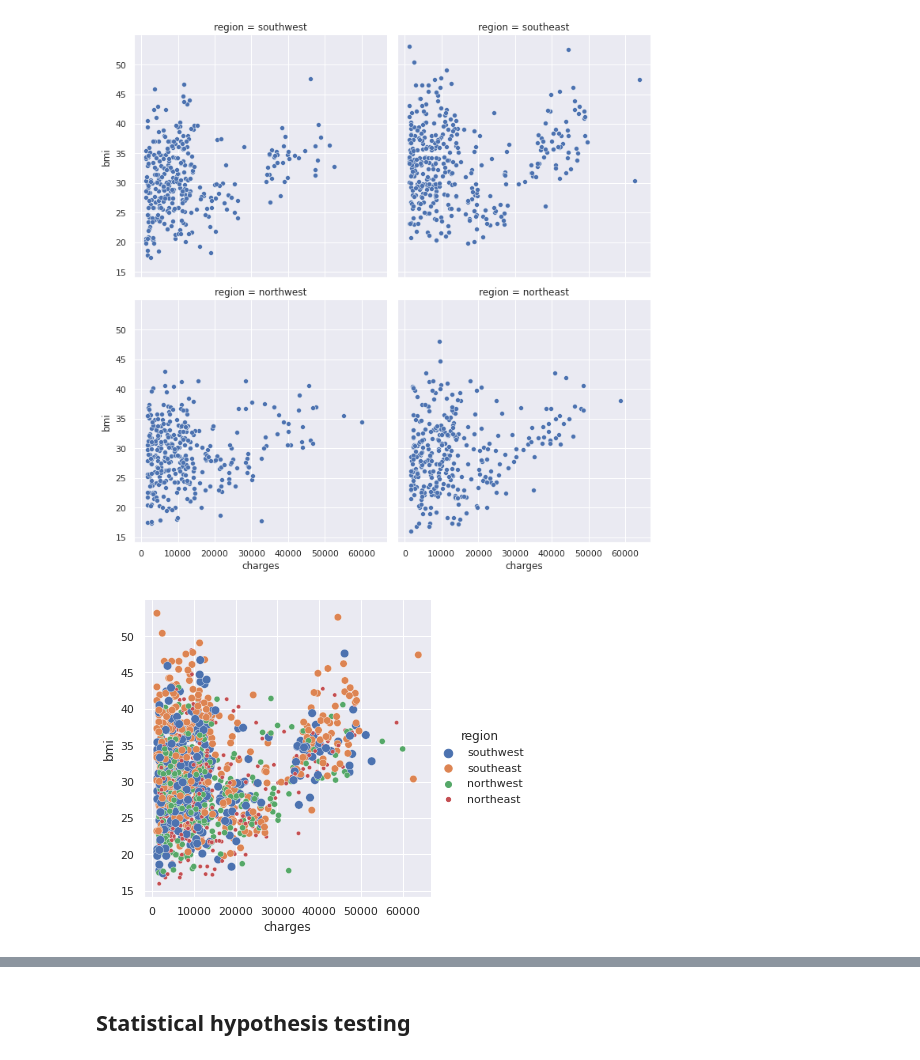
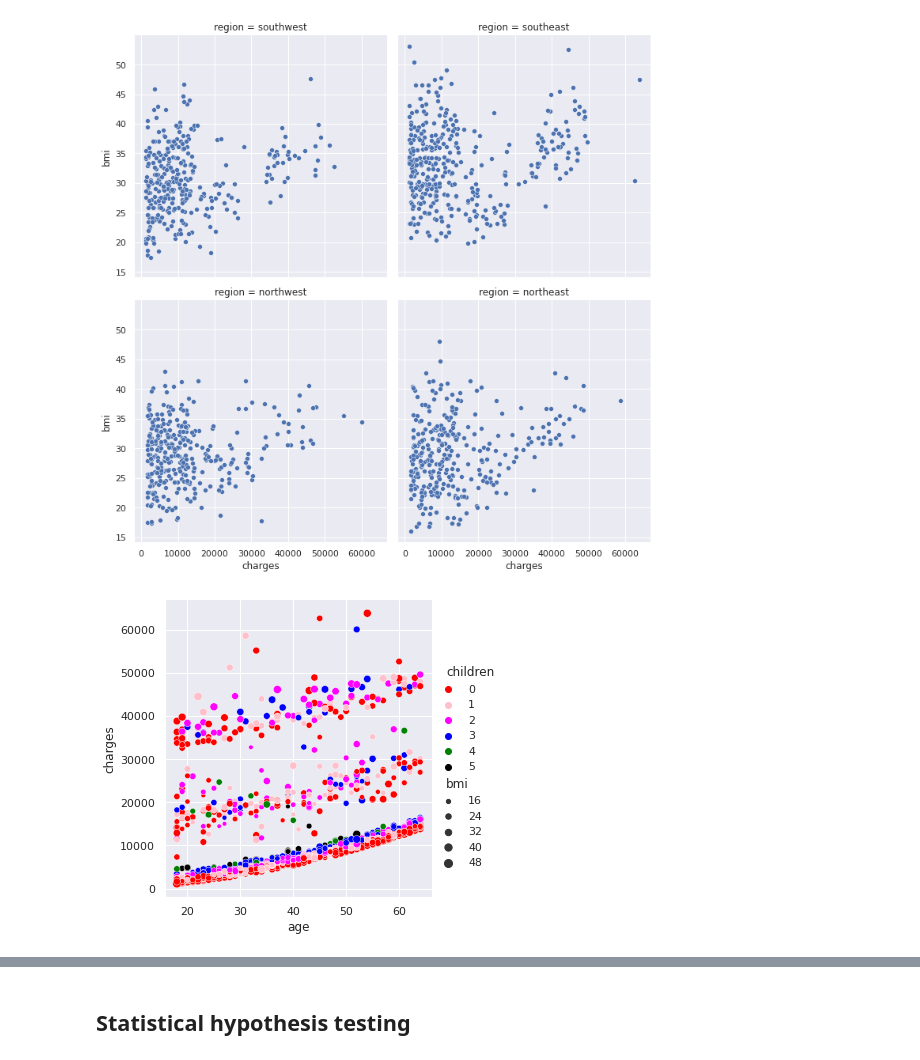
Before and after one commit to graceuche/northeastern-final-project, a Jupyter notebook: visual_analysis.ipynb, the cells around one changed output, grey strips where cells are left out. Saved outputs shown, nothing was run; the diff lists cells and outputs as text; code cells hidden in the pictures.

```diff
--- a/visual_analysis.ipynb
+++ b/visual_analysis.ipynb
@@ -300,12 +300,14 @@ plt.show()
 # %% [output]
 [figure]
 # %%
-sns.relplot(x='charges', y='bmi',
+sns.relplot(x='age', y='charges',
             data=insurance_premium,
             kind='scatter',
-            size='region', # point on the scatter plot to be sized based on the number of people in the region
-            hue='region') # helps to display regions with larger BMI charges with larger and darker color shades
+            size='bmi', # point on the scatter plot to be sized based on the number of people in the region
+            hue='children',
+            palette=["red", "pink", "magenta","blue", "green", "black"]
+            ) # helps to display regions with larger BMI charges with larger and darker color shades
 plt.show()
 # %% [output]
-[figure, old version]
+[figure, new version]
 # %%
```
Also changed, not shown: parts of 2 cells of this notebook.
